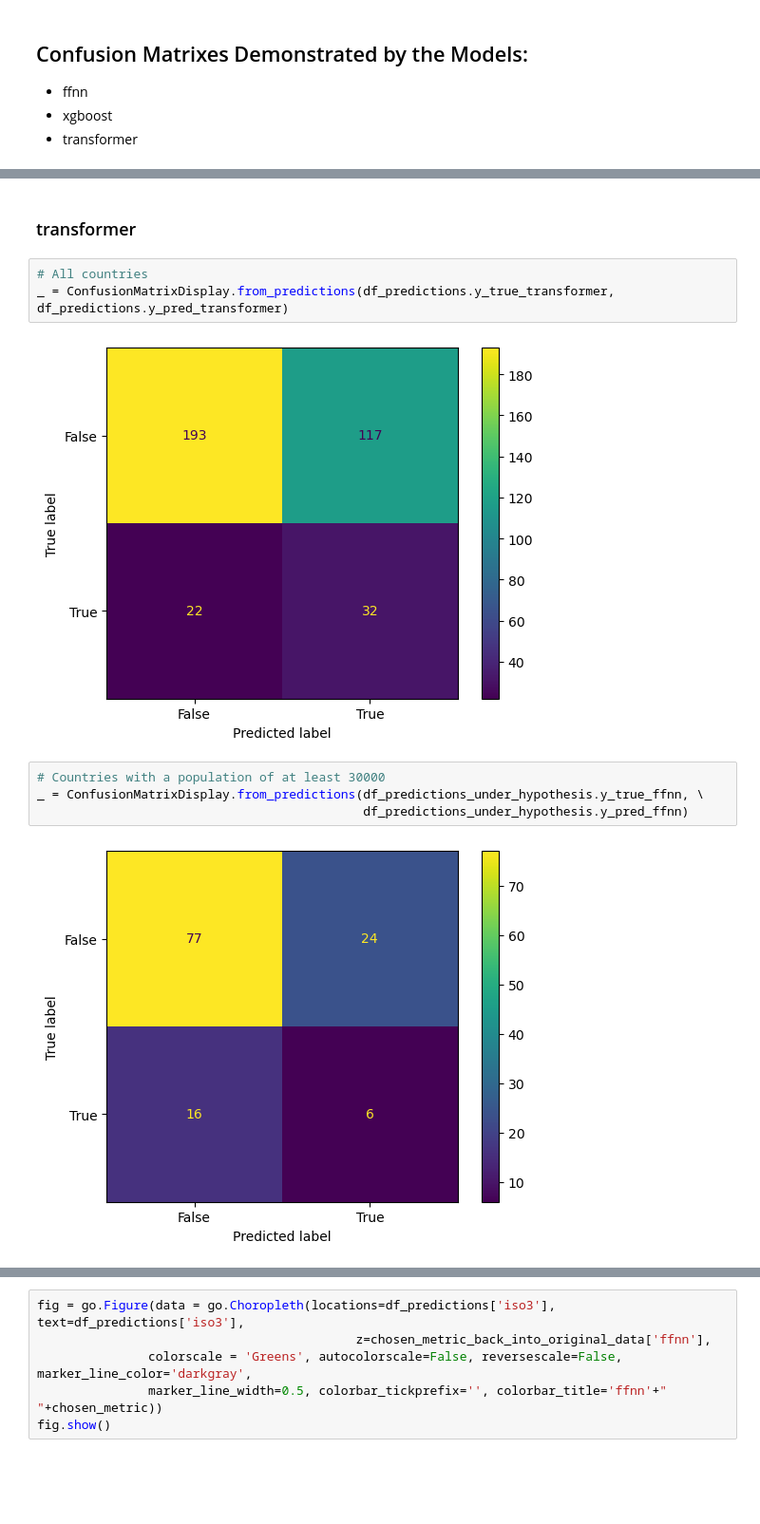
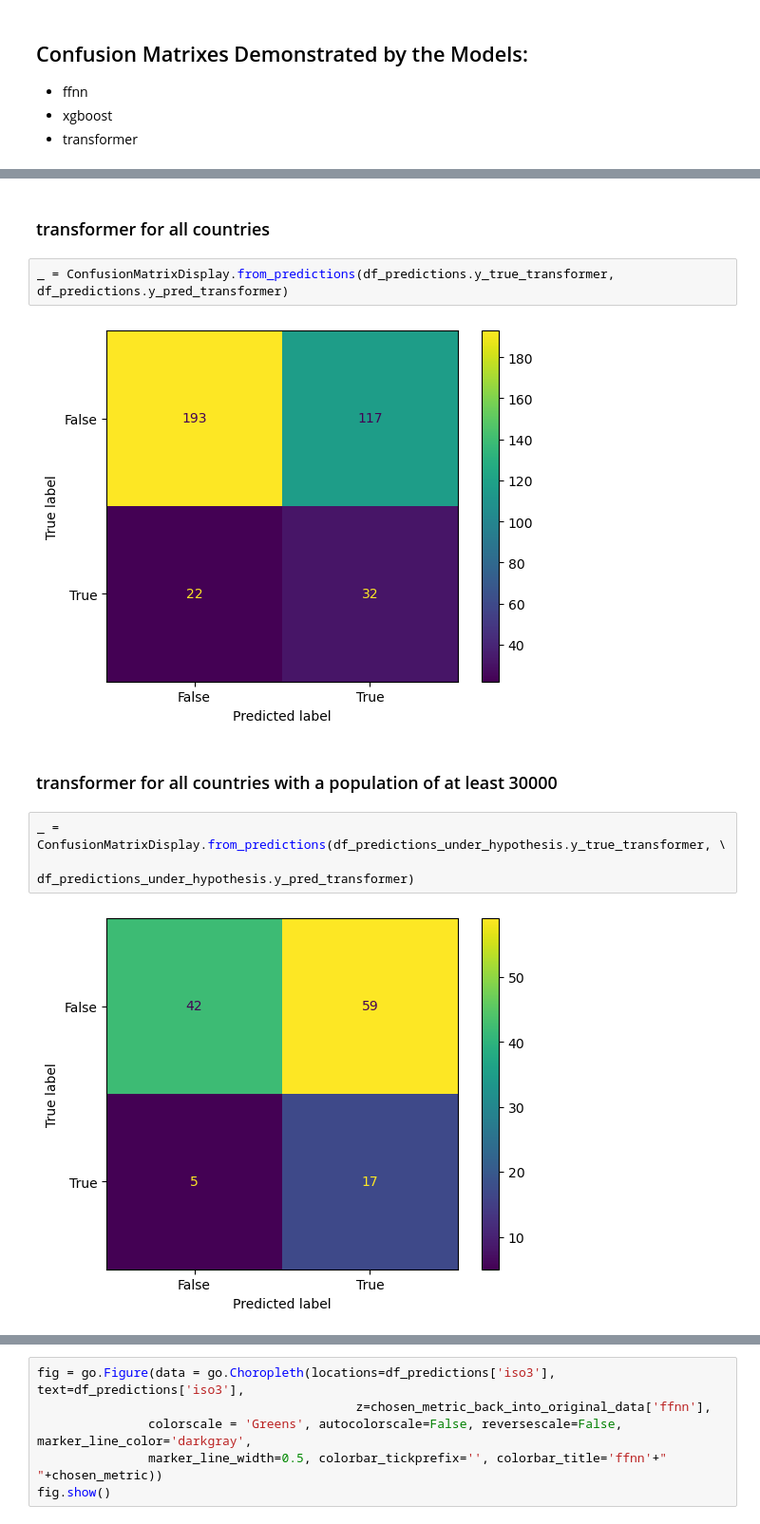
Before and after one commit to chucheo1/STA-PROJECT, a Jupyter notebook: Project3/STA130_Project_2.ipynb, the cells around one changed output, grey strips where cells are left out. Shown at 95% size. Drawn from its saved outputs; the diff is of its cells as text; blank space fills up the shorter version.

```diff
--- a/Project3/STA130_Project_2.ipynb
+++ b/Project3/STA130_Project_2.ipynb
@@ -408,13 +433,13 @@ _ = ConfusionMatrixDisplay.from_predictions(df_predictions_under_hypothesis.y_tr
 # %% [markdown]
-### transformer
+### transformer for all countries
 # %%
-# All countries
 _ = ConfusionMatrixDisplay.from_predictions(df_predictions.y_true_transformer, df_predictions.y_pred_transformer)
 # %% [output]
 [figure]
+# %% [markdown]
+### transformer for all countries with a population of at least 30000
 # %%
-# Countries with a population of at least 30000
-_ = ConfusionMatrixDisplay.from_predictions(df_predictions_under_hypothesis.y_true_ffnn, \
-                                            df_predictions_under_hypothesis.y_pred_ffnn)
+_ = ConfusionMatrixDisplay.from_predictions(df_predictions_under_hypothesis.y_true_transformer, \
+                                            df_predictions_under_hypothesis.y_pred_transformer)
 # %% [output]
-[figure, old version]
+[figure, new version]
```
Also changed, not shown: parts of 51 cells of this notebook.
